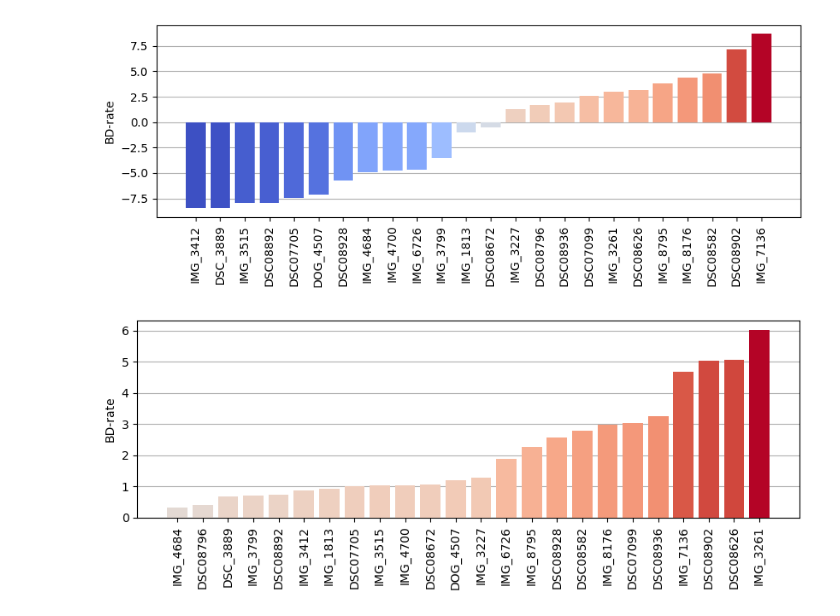
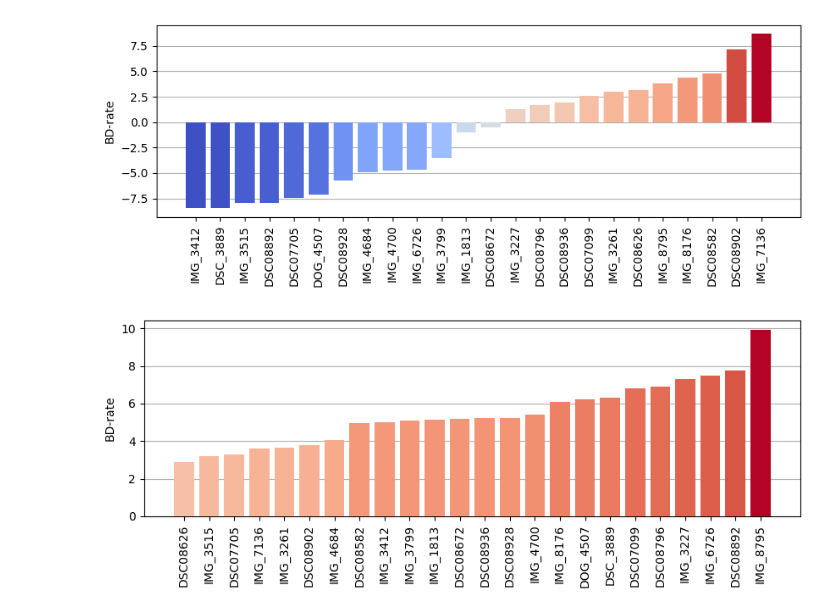
Before and after one commit to fgvfgfg564/TCM-lite, a Jupyter notebook: experiments/SAv1/performance/plot_performance.ipynb, the cells around one changed output. Cells and saved outputs as stored; diff of their text form; code cells hidden in the pictures.

```diff
--- a/experiments/SAv1/performance/plot_performance.ipynb
+++ b/experiments/SAv1/performance/plot_performance.ipynb
@@ -321,6 +321,6 @@ plt.savefig("ours_vtm_imgwise.pdf", bbox_inches="tight")
 # %% [output]
 [figure]
 # %%
-plot_img_results(ours_results[0.01], anchor_results["tcm"])
+plot_img_results(anchor_results["mlic"], anchor_results["tcm"])
 # %% [output]
-[figure, old version]
+[figure, new version]
```
Also changed, not shown: parts of 4 cells of this notebook, 26 other files.
